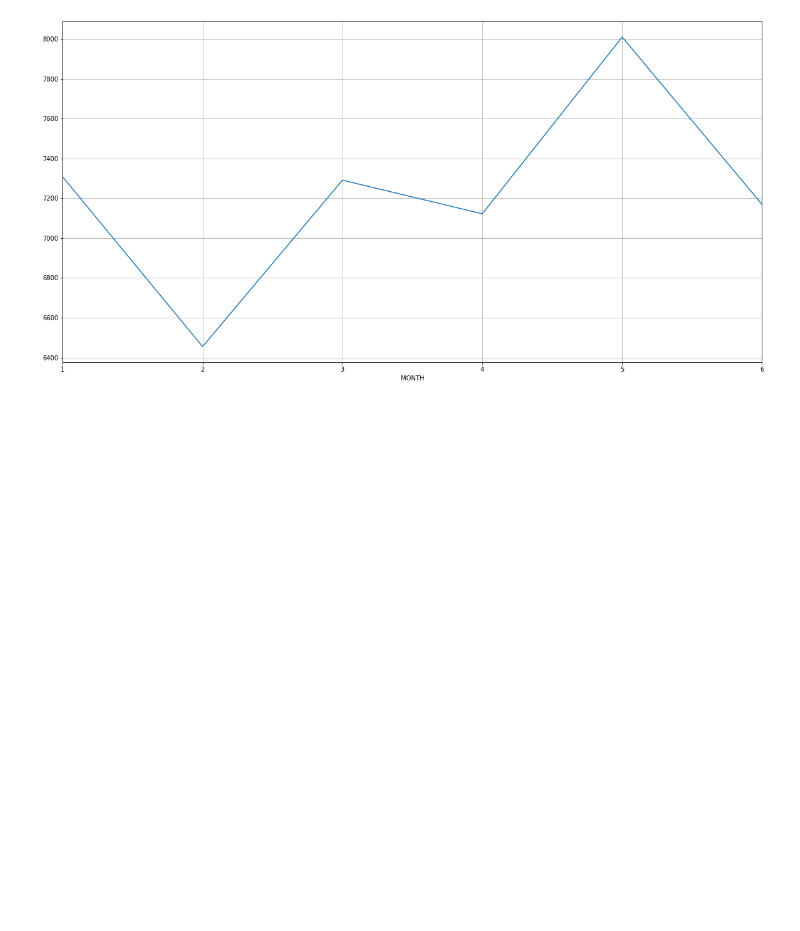
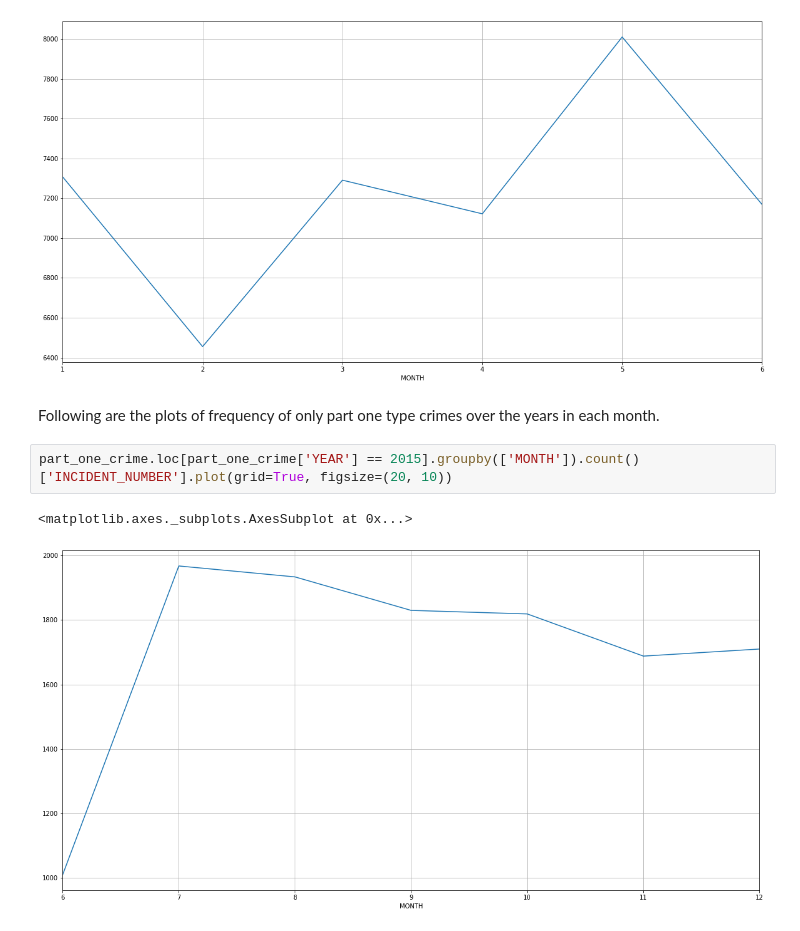
Before and after one commit to mitresh95/ImpactOfCrimeOnHousing, a Jupyter notebook: Project.ipynb, the cells around one changed output. Saved outputs shown, nothing was run; the diff lists cells and outputs as text; blank space fills up the shorter version.

Commit message:
Added plotting for part one crimes

```diff
--- a/Project.ipynb
+++ b/Project.ipynb
@@ -375,3 +375,10 @@ crime_data.loc[crime_data['YEAR'] == 2019].groupby(['MONTH']).count()['INCIDENT_
 # %% [output]
 <matplotlib.axes._subplots.AxesSubplot at 0x...>
 [figure]
+# %% [markdown]
+Following are the plots of frequency of only part one type crimes over the years in each month.
+# %%
+part_one_crime.loc[part_one_crime['YEAR'] == 2015].groupby(['MONTH']).count()['INCIDENT_NUMBER'].plot(grid=True, figsize=(20, 10))
+# %% [output]
+<matplotlib.axes._subplots.AxesSubplot at 0x...>
+[figure, added]
```
Also changed, not shown: parts of 4 cells of this notebook.
